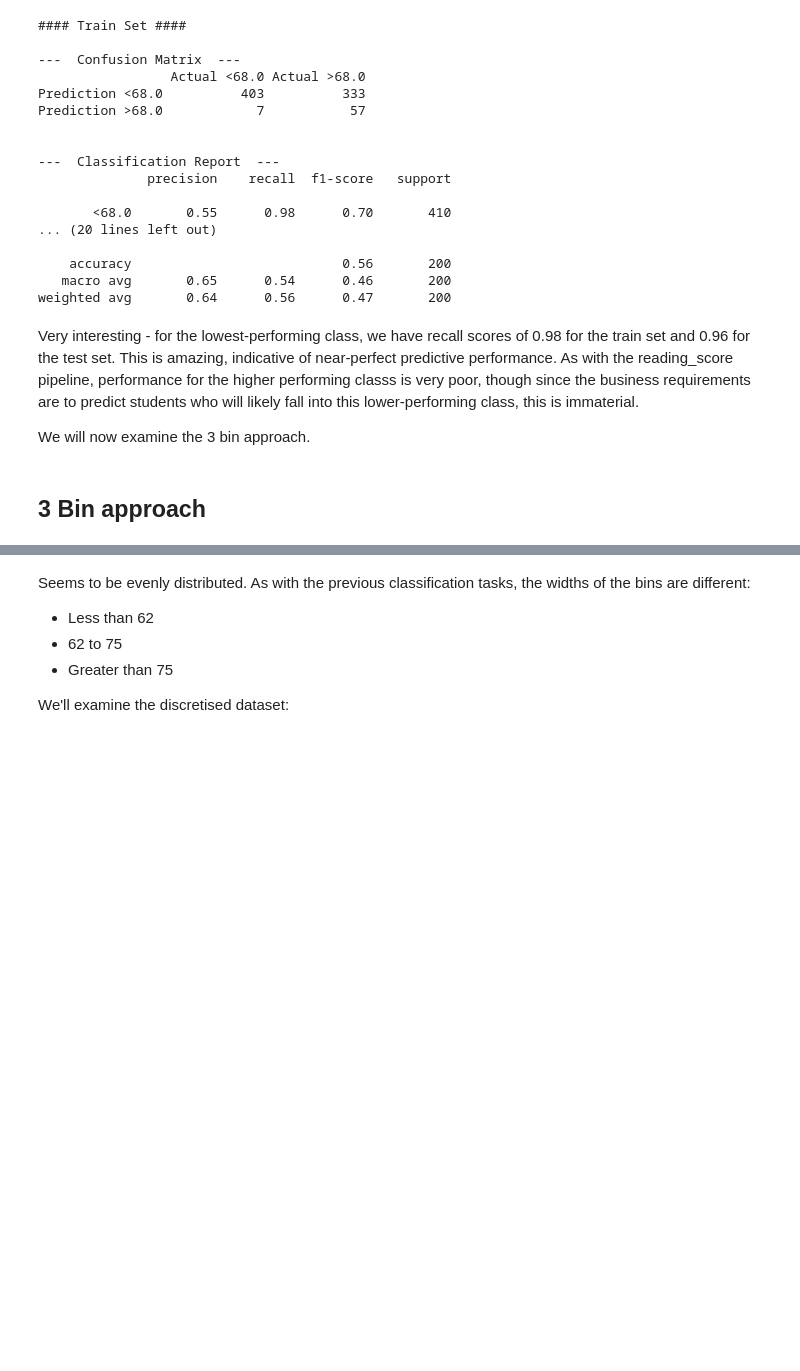
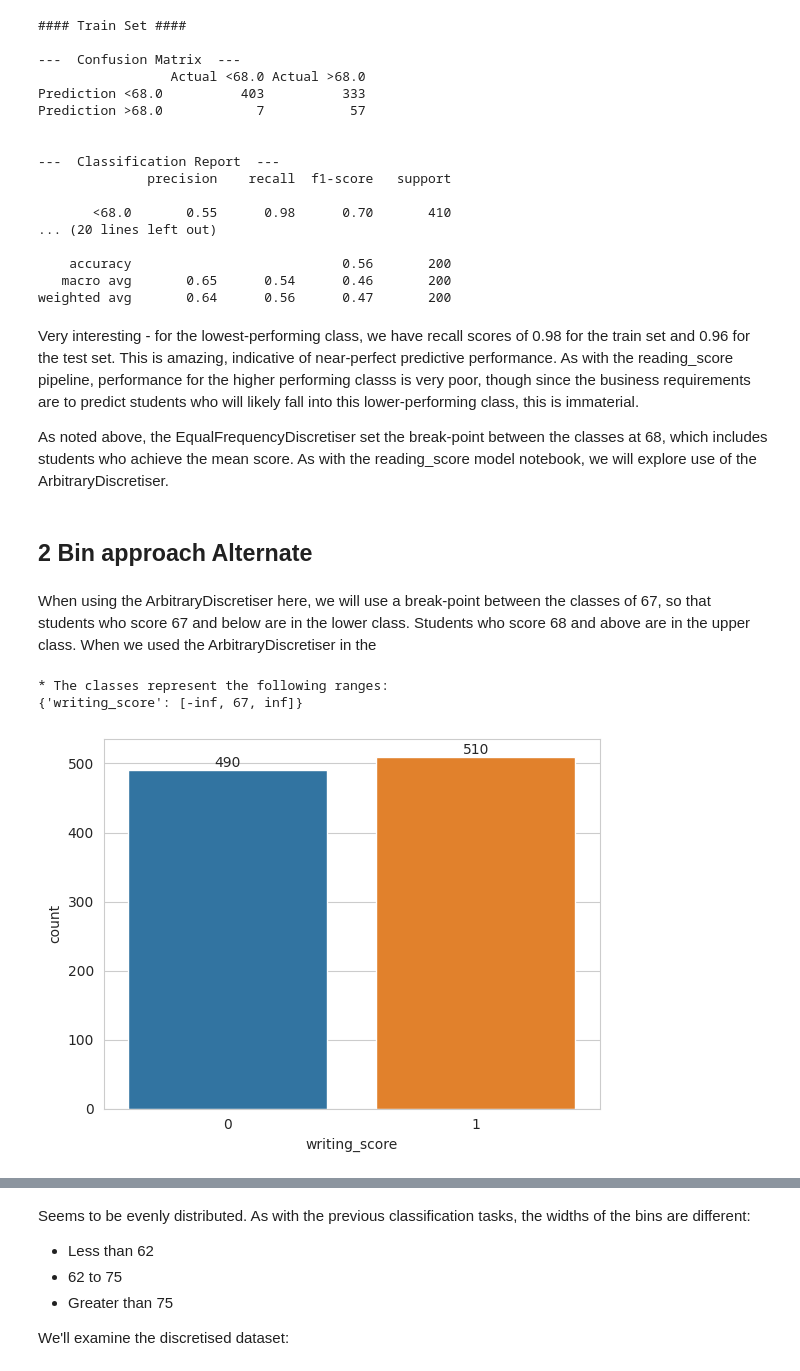
Before and after one commit to AdamBoley/Exam-Scores-Analysis, a Jupyter notebook: jupyter_notebooks/08d-writing-score-model.ipynb, the cells around one changed output, grey strips where cells are left out. Saved outputs shown, nothing was run; the diff lists cells and outputs as text; code cells hidden in the pictures; blank space fills up the shorter version.

```diff
--- a/jupyter_notebooks/08d-writing-score-model.ipynb
+++ b/jupyter_notebooks/08d-writing-score-model.ipynb
@@ -447,6 +450,21 @@ weighted avg       0.64      0.56      0.47       200
 # %% [markdown]
 Very interesting - for the lowest-performing class, we have recall scores of 0.98 for the train set and 0.96 for the test set. This is amazing, indicative of near-perfect predictive performance. As with the reading_score pipeline, performance for the higher performing classs is very poor, though since the business requirements are to predict students who will likely fall into this lower-performing class, this is immaterial.
 
-We will now examine the 3 bin approach.
+As noted above, the EqualFrequencyDiscretiser set the break-point between the classes at 68, which includes students who achieve the mean score. As with the reading_score model notebook, we will explore use of the ArbitraryDiscretiser.
 # %% [markdown]
-## 3 Bin approach
+## 2 Bin approach Alternate
+# %% [markdown]
+When using the ArbitraryDiscretiser here, we will use a break-point between the classes of 67, so that students who score 67 and below are in the lower class. Students who score 68 and above are in the upper class. When we used the ArbitraryDiscretiser in the
+# %%
+disc_ad_2 = ArbitraryDiscretiser(binning_dict={'writing_score':[-np.inf, 67, np.inf]})
+
+df_writing_clf_ad_2 = disc_ad_2.fit_transform(df_writing)
+
+print(f"* The classes represent the following ranges: \n{disc_ad_2.binner_dict_} \n")
+fig_writing_clf_ad_2 = sns.countplot(data=df_writing_clf_ad_2, x='writing_score')
+plt.bar_label(fig_writing_clf_ad_2.containers[0])
+plt.show()
+# %% [output]
+* The classes represent the following ranges:
+{'writing_score': [-inf, 67, inf]}
+[figure, added]
```
Also changed, not shown: parts of 72 cells of this notebook.
